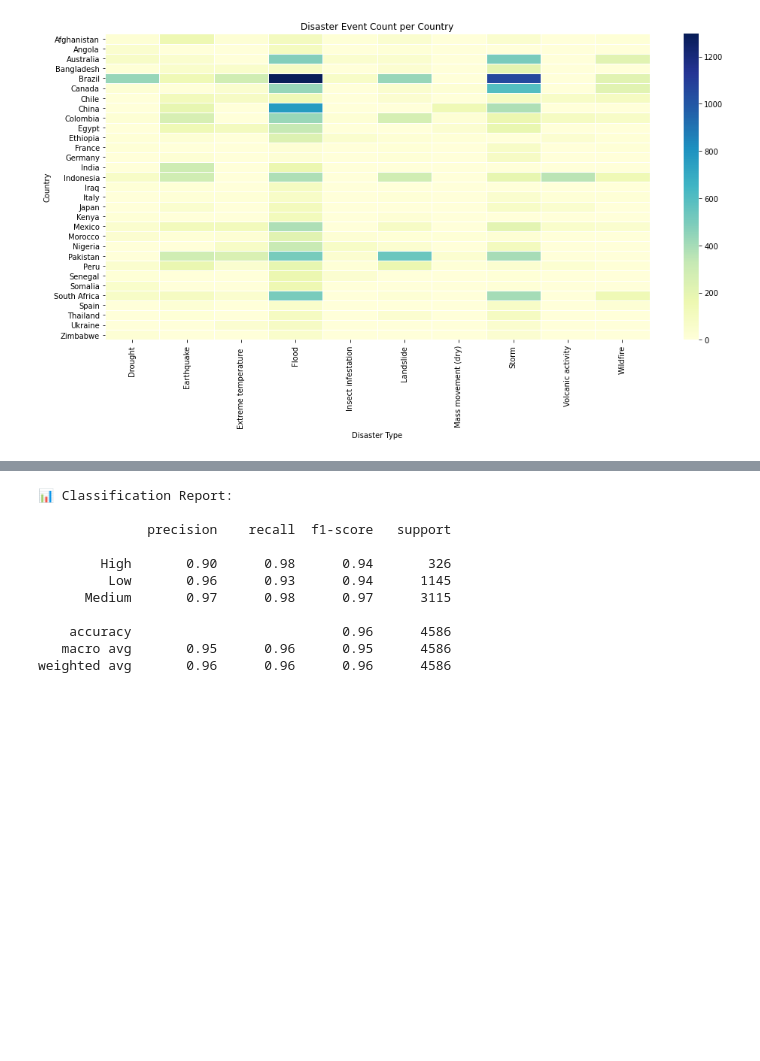
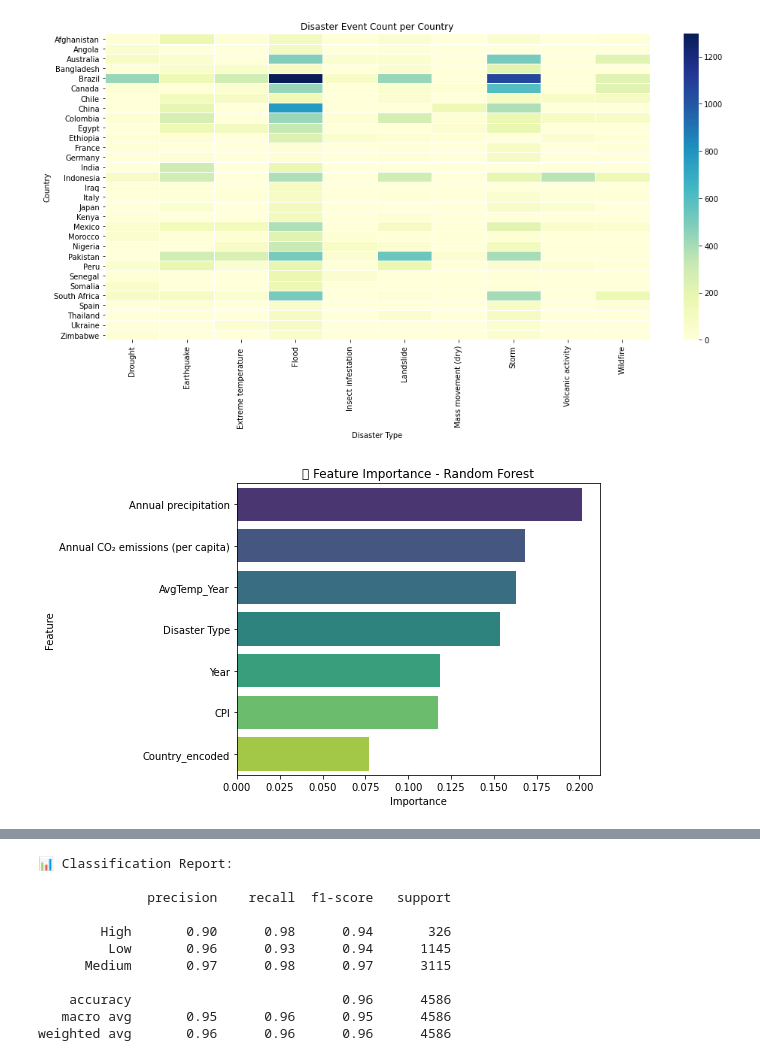
Before and after one commit to Nikhitha-N/Climate-Disaster-Prediction-System, a Jupyter notebook: Scripts/Modeling.ipynb, the cells around one changed output, grey strips where cells are left out. Cells and saved outputs as stored; diff of their text form; code cells hidden in the pictures; blank space fills up the shorter version.

```diff
--- a/Scripts/Modeling.ipynb
+++ b/Scripts/Modeling.ipynb
@@ -393,3 +393,26 @@ from sklearn.preprocessing import LabelEncoder, StandardScaler
 scaler = StandardScaler()
 X = scaler.fit_transform(merged_df[features])
 y = merged_df[target]
+# %%
+from sklearn.ensemble import RandomForestClassifier
+X_train, X_test, y_train, y_test = train_test_split(X, y, test_size=0.2, random_state=42)
+
+# Step 5: Train classifier
+clf = RandomForestClassifier(random_state=42)
+clf.fit(X_train, y_train)
+
+# Step 11: Feature Importance
+importances = clf.feature_importances_
+feature_names = features
+feat_imp_df = pd.DataFrame({"Feature": feature_names, "Importance": importances})
+feat_imp_df = feat_imp_df.sort_values(by="Importance", ascending=False)
+
+plt.figure(figsize=(8, 5))
+sns.barplot(data=feat_imp_df, x="Importance", y="Feature", palette="viridis")
+plt.title("🔍 Feature Importance - Random Forest")
+plt.xlabel("Importance")
+plt.ylabel("Feature")
+plt.tight_layout()
+plt.show()
+# %% [output]
+[figure, added]
```
Also changed, not shown: parts of 16 cells of this notebook.
